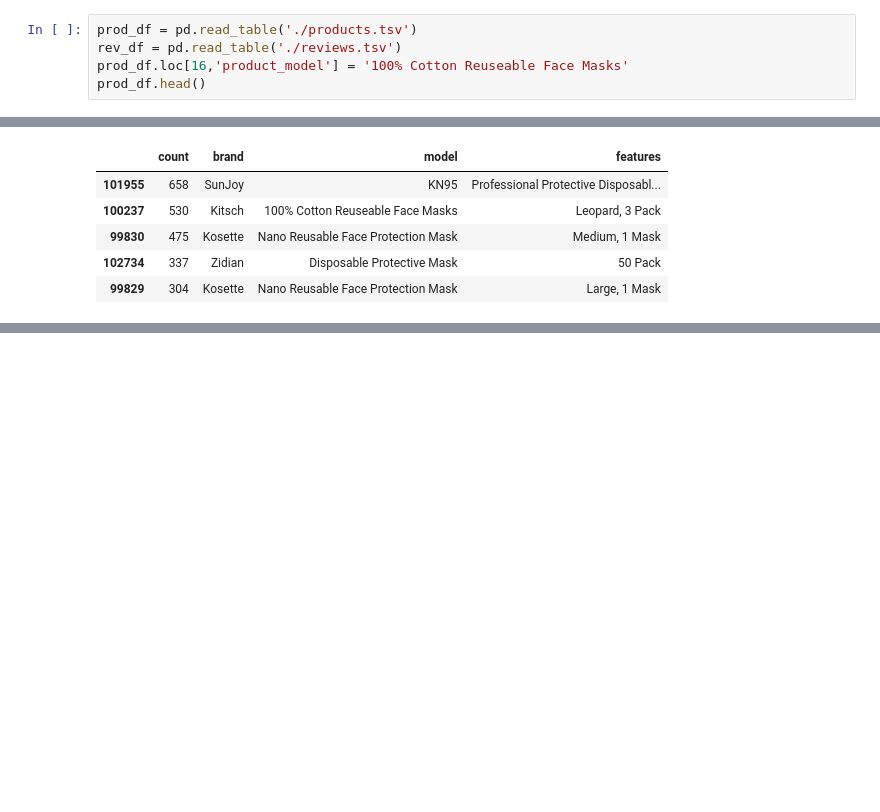
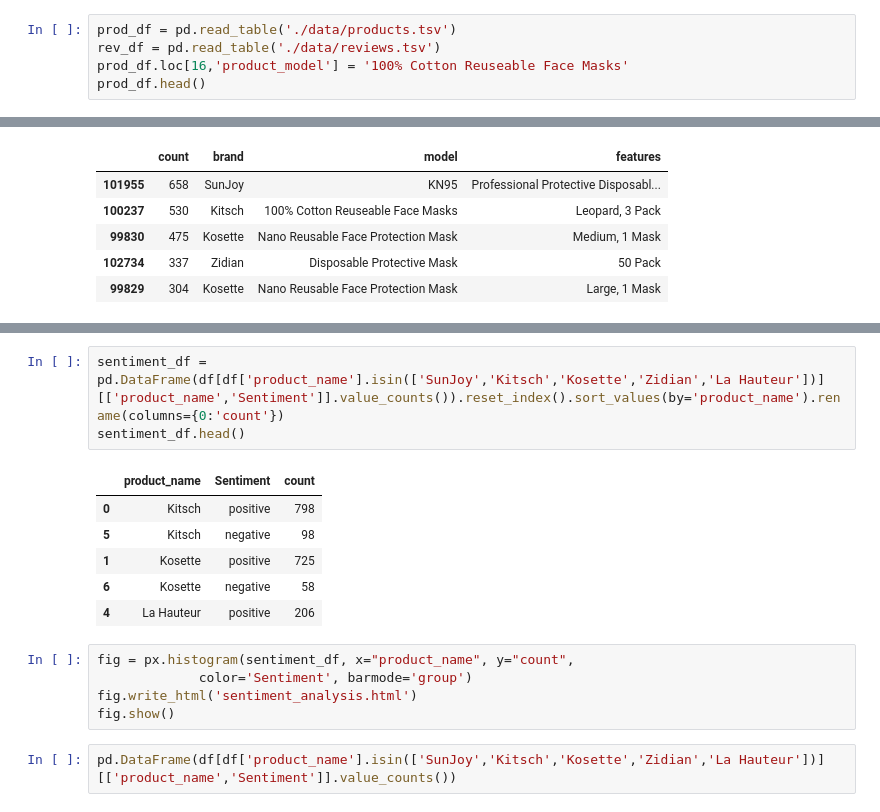
Before and after one commit to ShagunDwivedi/iHerbMasks, a Jupyter notebook: top5.ipynb, the cells around one changed output, grey strips where cells are left out. Drawn from its saved outputs; the diff is of its cells as text; blank space fills up the shorter version.

Commit message:
sentiment analysis chart

```diff
--- a/top5.ipynb
+++ b/top5.ipynb
@@ -5,8 +5,8 @@ import matplotlib.pyplot as plt
 import plotly.express as px
 import plotly.io as pio
 # %%
-prod_df = pd.read_table('./products.tsv')
-rev_df = pd.read_table('./reviews.tsv')
+prod_df = pd.read_table('./data/products.tsv')
+rev_df = pd.read_table('./data/reviews.tsv')
 prod_df.loc[16,'product_model'] = '100% Cotton Reuseable Face Masks'
 prod_df.head()
 # %% [output]
@@ -68,0 +82,17 @@ pio.write_html(fig, file='index.html', auto_open=True)
+# %%
+sentiment_df = pd.DataFrame(df[df['product_name'].isin(['SunJoy','Kitsch','Kosette','Zidian','La Hauteur'])][['product_name','Sentiment']].value_counts()).reset_index().sort_values(by='product_name').rename(columns={0:'count'})
+sentiment_df.head()
+# %% [output]
+|  | product_name | Sentiment | count |
+| 0 | Kitsch | positive | 798 |
+| 5 | Kitsch | negative | 98 |
+| 1 | Kosette | positive | 725 |
+| 6 | Kosette | negative | 58 |
+| 4 | La Hauteur | positive | 206 |
+# %%
+fig = px.histogram(sentiment_df, x="product_name", y="count",
+             color='Sentiment', barmode='group')
+fig.write_html('sentiment_analysis.html')
+fig.show()
+# %%
+pd.DataFrame(df[df['product_name'].isin(['SunJoy','Kitsch','Kosette','Zidian','La Hauteur'])][['product_name','Sentiment']].value_counts())
```
Also changed, not shown: parts of 3 cells of this notebook, 3 other files.
